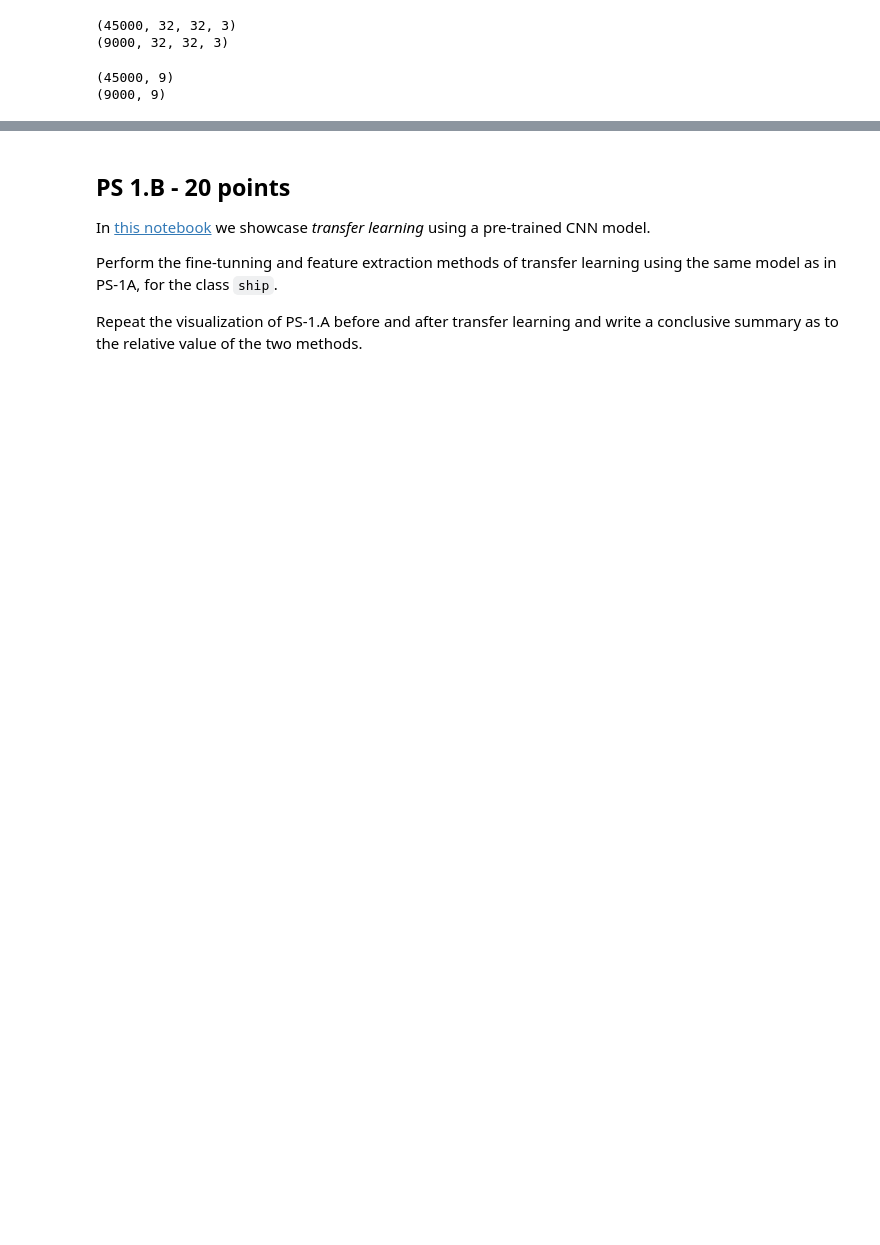
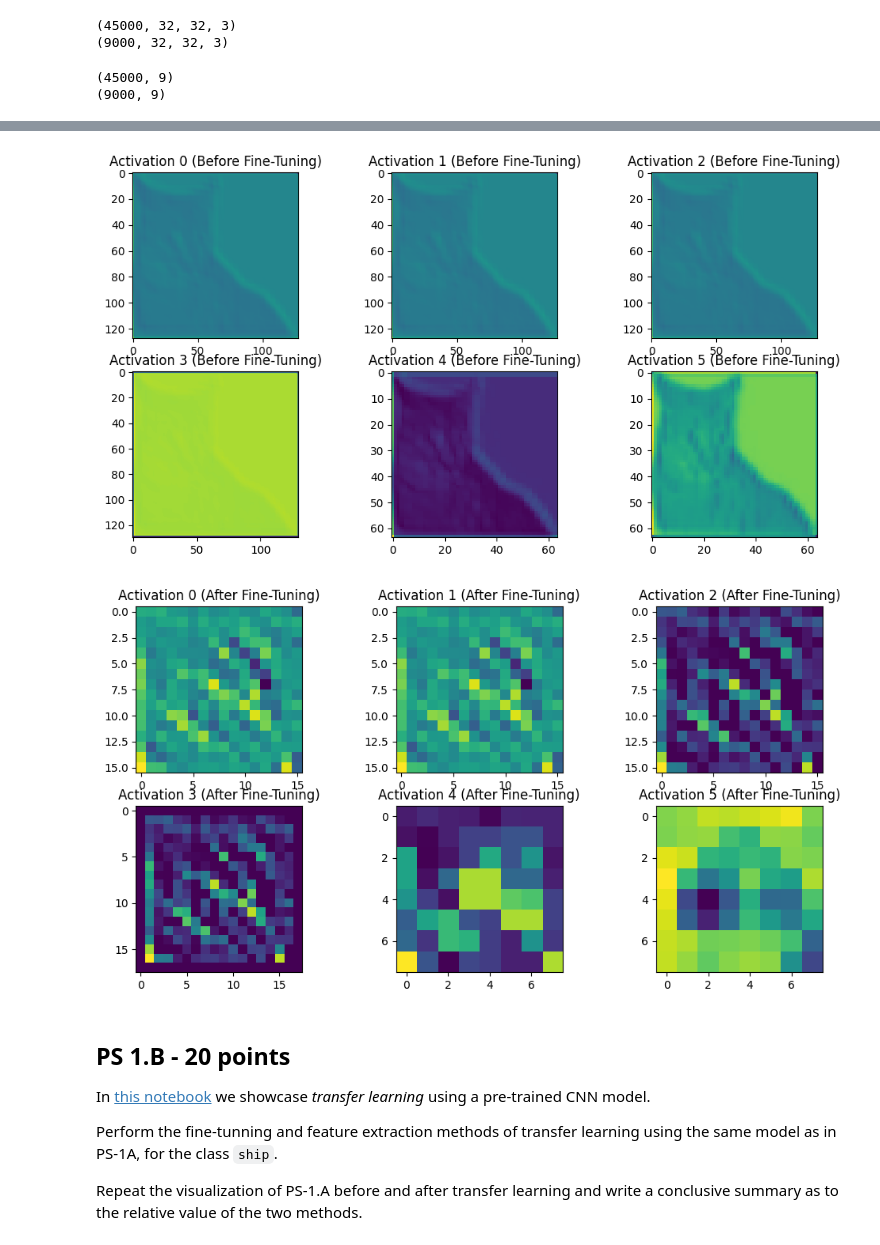
Before and after one commit to devclo/Intro-To-Artificial-Intelligence, a Jupyter notebook: take_at_home.ipynb, the cells around one changed output, grey strips where cells are left out. Saved outputs shown, nothing was run; the diff lists cells and outputs as text; code cells hidden in the pictures; blank space fills up the shorter version.

```diff
--- a/take_at_home.ipynb
+++ b/take_at_home.ipynb
@@ -233,0 +221,19 @@ plt.imshow(train_images[899])
+# %%
+# Visualize intermediate activations before fine-tuning
+plt.figure(figsize=(12, 6))
+for i in range(len(activations)):
+    plt.subplot(2, len(activations)//2, i+1)
+    plt.imshow(activations[i][0, :, :, 0], cmap='viridis')
+    plt.title(f'Activation {i} (Before Fine-Tuning)')
+
+
+# Visualize intermediate activations after fine-tuning
+activations_after_fine_tuning = activation_model.predict(train_images[:10])
+plt.figure(figsize=(12, 6))
+for i in range(len(activations_after_fine_tuning)):
+    plt.subplot(2, len(activations_after_fine_tuning)//2, i+1)
+    plt.imshow(activations_after_fine_tuning[i][0, :, :, 0], cmap='viridis')
+    plt.title(f'Activation {i} (After Fine-Tuning)')
+
+plt.show()
+# %% [output]
@@ -234,3 +241,5 @@ plt.imshow(train_images[899])
+[figure, added]
+[figure, added]
 # %% [markdown]
 ## PS 1.B - 20 points
 
```
Also changed, not shown: parts of 17 cells of this notebook.
